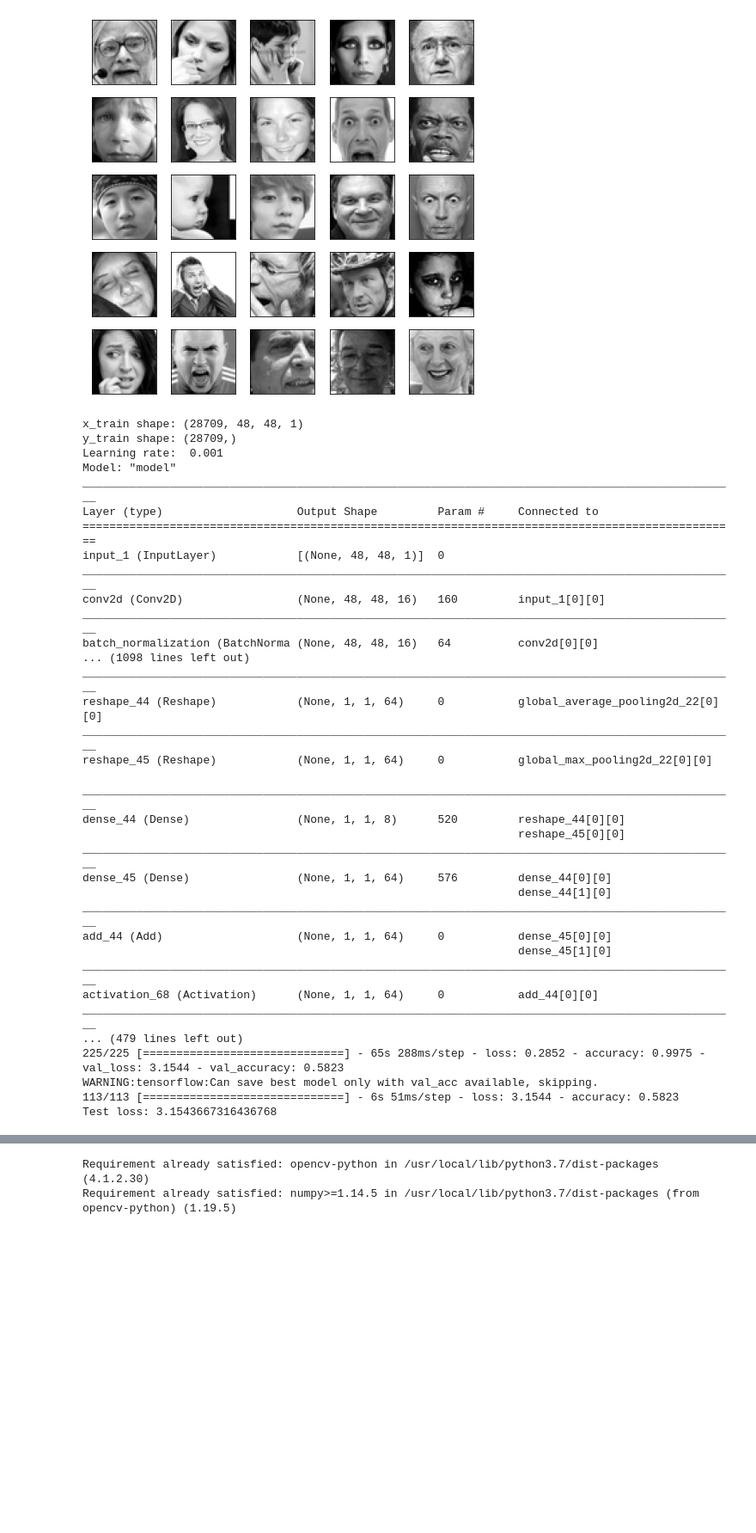
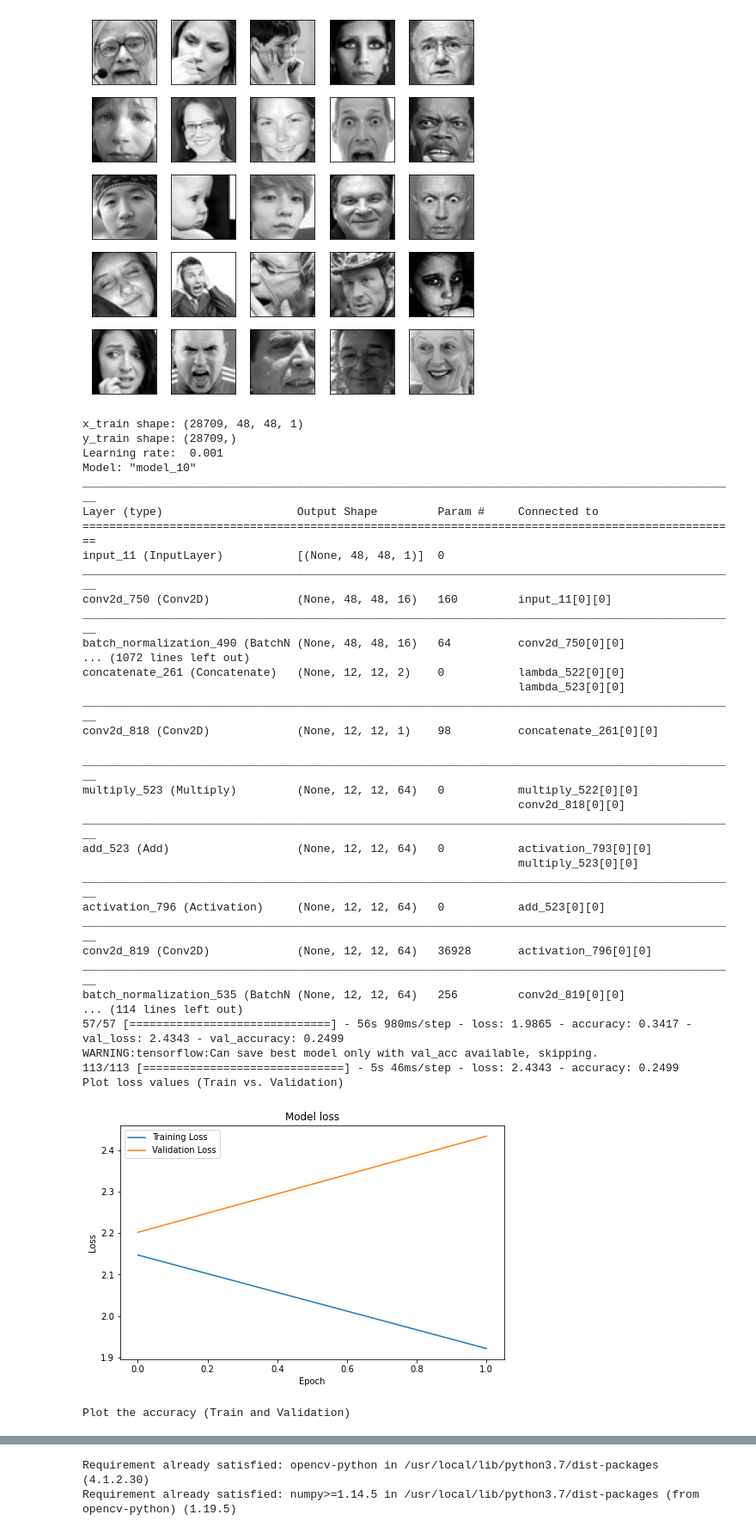
Before and after one commit to Tithra/Computer-Vision-DNN, a Jupyter notebook: FaceRecognition.ipynb, the cells around one changed output, grey strips where cells are left out. Shown at 86% size. Drawn from its saved outputs; the diff is of its cells as text; code cells hidden in the pictures; blank space fills up the shorter version.

```diff
--- a/FaceRecognition.ipynb
+++ b/FaceRecognition.ipynb
@@ -108,8 +108,8 @@ import numpy as np
 import os
 
 # Training parameters
-batch_size = 256
-epochs = 30
+batch_size = 512
+epochs = 2
 data_augmentation = False
 num_classes = 7
 subtract_pixel_mean = True  # Subtracting pixel mean improves accuracy
@@ -239,10 +239,11 @@ else:
     datagen.fit(x_train)
 
     # Fit the model on the batches generated by datagen.flow().
+#history = model.fit_generator(datagen.flow(x_train, y_train, batch_size=batch_size),
     history = model.fit_generator(datagen.flow(x_train, y_train, batch_size=batch_size),
-                        validation_data=(x_val, y_val),
-                        epochs=epochs, verbose=1, workers=4,
-                        callbacks=callbacks)
+                    validation_data=(x_val, y_val),
+                    epochs=epochs, verbose=1, workers=4,
+                    callbacks=callbacks)
 
 # Score trained model.
 scores = model.evaluate(x_test, y_test, verbose=1)
@@ -260,49 +261,51 @@ def plot_model_history(history):
   plt.legend()
   plt.show()
 
   print("Plot the accuracy (Train and Validation)")
   plt.figure(figsize=(8, 5))
   plt.plot(history.history['accuracy'],label='Training Accuracy')
   plt.plot(history.history['val_accuracy'],label='Validation Accuracy')
   plt.title('Model accuracy')
   plt.ylabel('Accuracy')
   plt.xlabel('Epoch')
   plt.legend()
   plt.show()
 
 plot_model_history(history)
 # %% [output]
 x_train shape: (28709, 48, 48, 1)
 y_train shape: (28709,)
 Learning rate:  0.001
-Model: "model"
+Model: "model_10"
 __________________________________________________________________________________________________
 Layer (type)                    Output Shape         Param #     Connected to
 ==================================================================================================
-input_1 (InputLayer)            [(None, 48, 48, 1)]  0
+input_11 (InputLayer)           [(None, 48, 48, 1)]  0
 __________________________________________________________________________________________________
-conv2d (Conv2D)                 (None, 48, 48, 16)   160         input_1[0][0]
+conv2d_750 (Conv2D)             (None, 48, 48, 16)   160         input_11[0][0]
 __________________________________________________________________________________________________
-batch_normalization (BatchNorma (None, 48, 48, 16)   64          conv2d[0][0]
-... (1098 lines left out)
+batch_normalization_490 (BatchN (None, 48, 48, 16)   64          conv2d_750[0][0]
+... (1072 lines left out)
+concatenate_261 (Concatenate)   (None, 12, 12, 2)    0           lambda_522[0][0]
+                                                                 lambda_523[0][0]
 __________________________________________________________________________________________________
-reshape_44 (Reshape)            (None, 1, 1, 64)     0           global_average_pooling2d_22[0][0]
-__________________________________________________________________________________________________
-reshape_45 (Reshape)            (None, 1, 1, 64)     0           global_max_pooling2d_22[0][0]
+conv2d_818 (Conv2D)             (None, 12, 12, 1)    98          concatenate_261[0][0]
 __________________________________________________________________________________________________
-dense_44 (Dense)                (None, 1, 1, 8)      520         reshape_44[0][0]
-                                                                 reshape_45[0][0]
+multiply_523 (Multiply)         (None, 12, 12, 64)   0           multiply_522[0][0]
+                                                                 conv2d_818[0][0]
 __________________________________________________________________________________________________
-dense_45 (Dense)                (None, 1, 1, 64)     576         dense_44[0][0]
-                                                                 dense_44[1][0]
+add_523 (Add)                   (None, 12, 12, 64)   0           activation_793[0][0]
+                                                                 multiply_523[0][0]
 __________________________________________________________________________________________________
-add_44 (Add)                    (None, 1, 1, 64)     0           dense_45[0][0]
-                                                                 dense_45[1][0]
+activation_796 (Activation)     (None, 12, 12, 64)   0           add_523[0][0]
 __________________________________________________________________________________________________
-activation_68 (Activation)      (None, 1, 1, 64)     0           add_44[0][0]
+conv2d_819 (Conv2D)             (None, 12, 12, 64)   36928       activation_796[0][0]
 __________________________________________________________________________________________________
-... (479 lines left out)
-225/225 [==============================] - 65s 288ms/step - loss: 0.2852 - accuracy: 0.9975 - val_loss: 3.1544 - val_accuracy: 0.5823
+batch_normalization_535 (BatchN (None, 12, 12, 64)   256         conv2d_819[0][0]
+... (114 lines left out)
+57/57 [==============================] - 56s 980ms/step - loss: 1.9865 - accuracy: 0.3417 - val_loss: 2.4343 - val_accuracy: 0.2499
 WARNING:tensorflow:Can save best model only with val_acc available, skipping.
-113/113 [==============================] - 6s 51ms/step - loss: 3.1544 - accuracy: 0.5823
-Test loss: 3.1543667316436768
+113/113 [==============================] - 5s 46ms/step - loss: 2.4343 - accuracy: 0.2499
+Plot loss values (Train vs. Validation)
+[figure, added]
+Plot the accuracy (Train and Validation)
```
Also changed, not shown: parts of 1 cell of this notebook.
